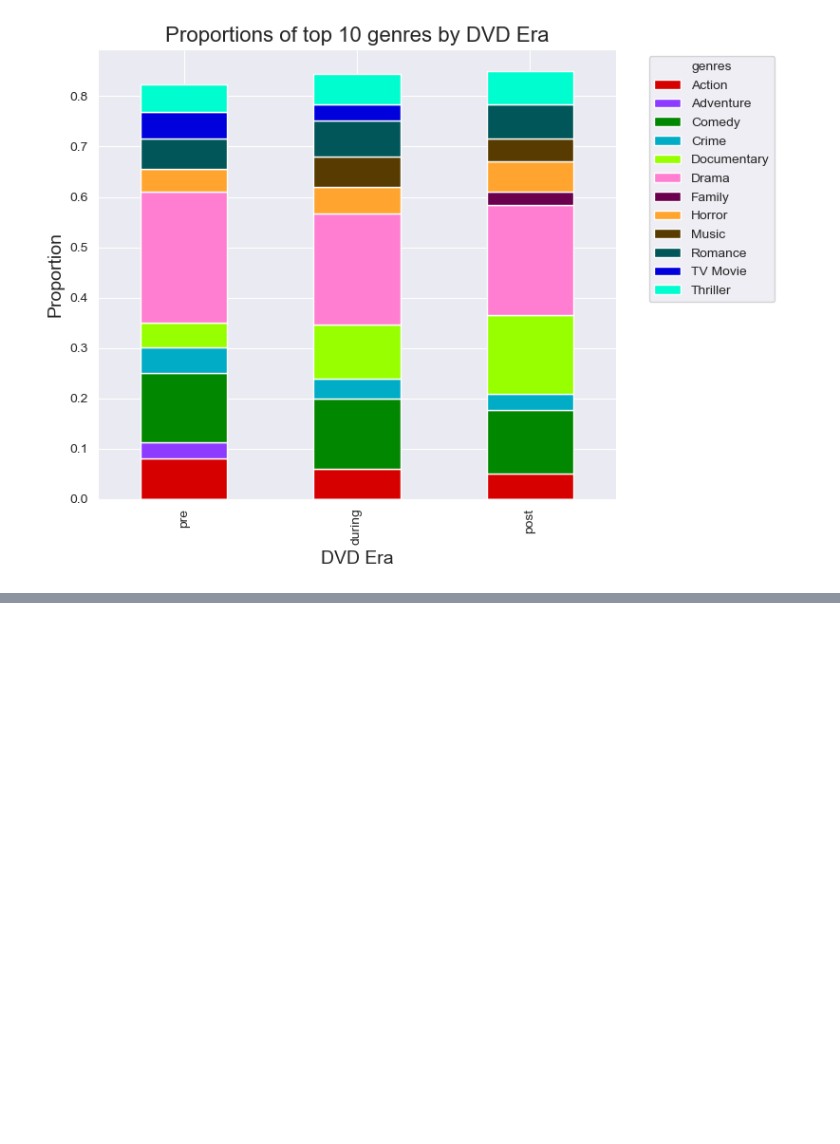
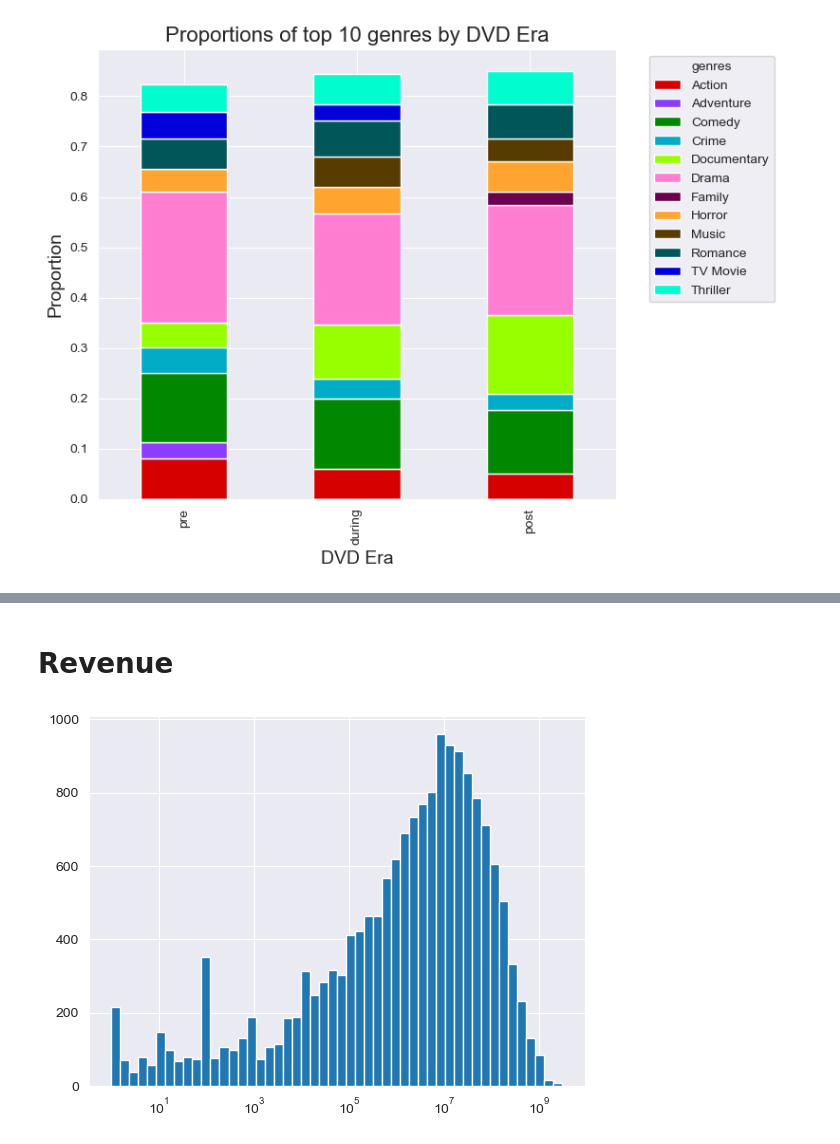
Before and after one commit to epfl-ada/ada-2024-project-databand, a Jupyter notebook: data_overview_CS.ipynb, the cells around one changed output, grey strips where cells are left out. Cells and saved outputs as stored; diff of their text form; code cells hidden in the pictures; blank space fills up the shorter version.

```diff
--- a/data_overview_CS.ipynb
+++ b/data_overview_CS.ipynb
@@ -286,0 +294,15 @@ plot_top_proportions_per_era(top_10_genre, 'genres', 10)
+# %% [markdown]
+# Revenue
+# %%
+def plot_loghist(x, bins):
+    """
+    Code adapted from: https://stackoverflow.com/questions/7694298/how-to-make-a-log-log-histogram-in-python
+    """
+    hist, bins = np.histogram(x, bins=bins)
+    logbins = np.logspace(np.log10(bins[0]),np.log10(bins[-1]),len(bins))
+    plt.hist(x, bins=logbins)
+    plt.xscale('log')
+
+plot_loghist(df_tmdb[df_tmdb['revenue'] > 0]['revenue'], 50)
+# %% [output]
+[figure, added]
```
Also changed, not shown: parts of 4 cells of this notebook.
